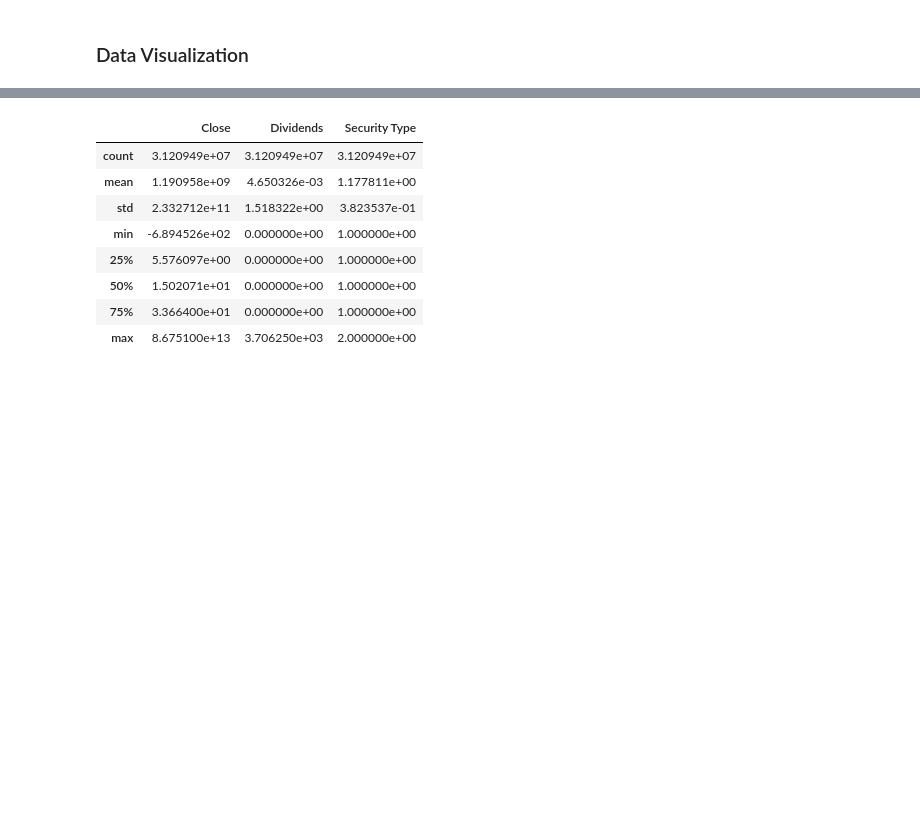
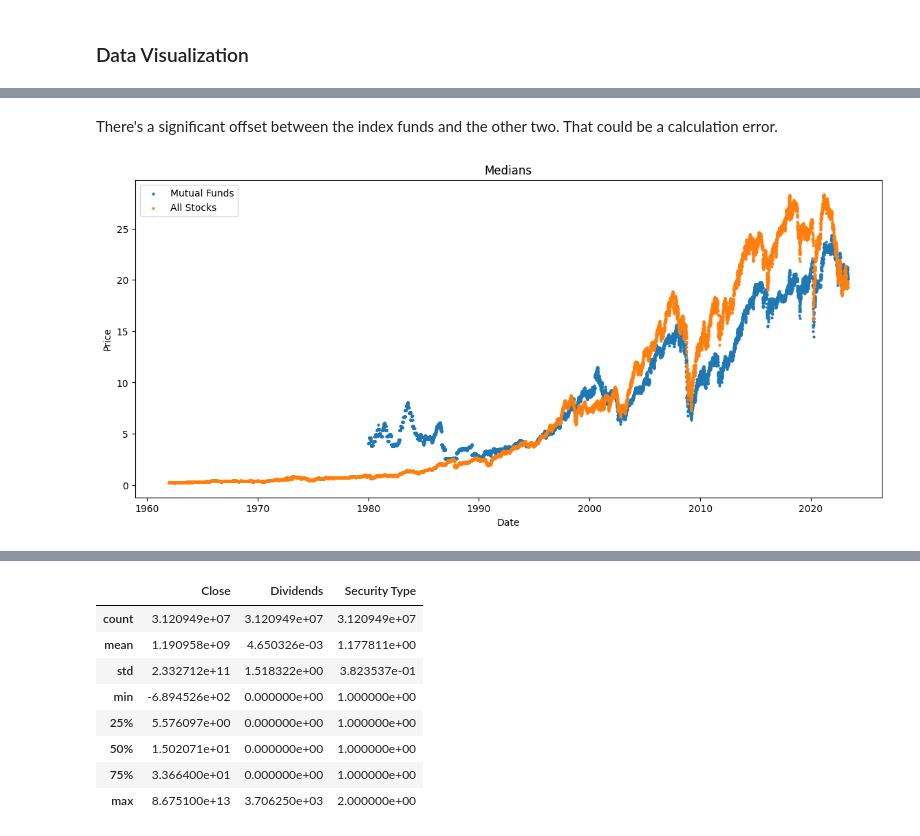
Before and after one commit to n-ghosh/Market-Learning, a Jupyter notebook: market_learning.ipynb, the cells around one changed output, grey strips where cells are left out. Drawn from its saved outputs; the diff is of its cells as text; code cells hidden in the pictures; blank space fills up the shorter version.

```diff
--- a/market_learning.ipynb
+++ b/market_learning.ipynb
@@ -536,0 +643,16 @@ Name: count, dtype: int64
+# %% [markdown]
+There's a significant offset between the index funds and the other two. That could be a calculation error.
+# %%
+# Let's try mutual funds & only stocks
+plt.figure(figsize=(14,6))
+
+plt.scatter(dates_funds, medians_funds, label='Mutual Funds', s=4)
+plt.scatter(dates_stocks, medians_stocks, label='All Stocks', s=4)
+
+plt.title('Medians')
+plt.xlabel('Date')
+plt.ylabel('Price')
+plt.legend()
+plt.show()
+# %% [output]
+[figure, added]
```
Also changed, not shown: parts of 72 cells of this notebook.
